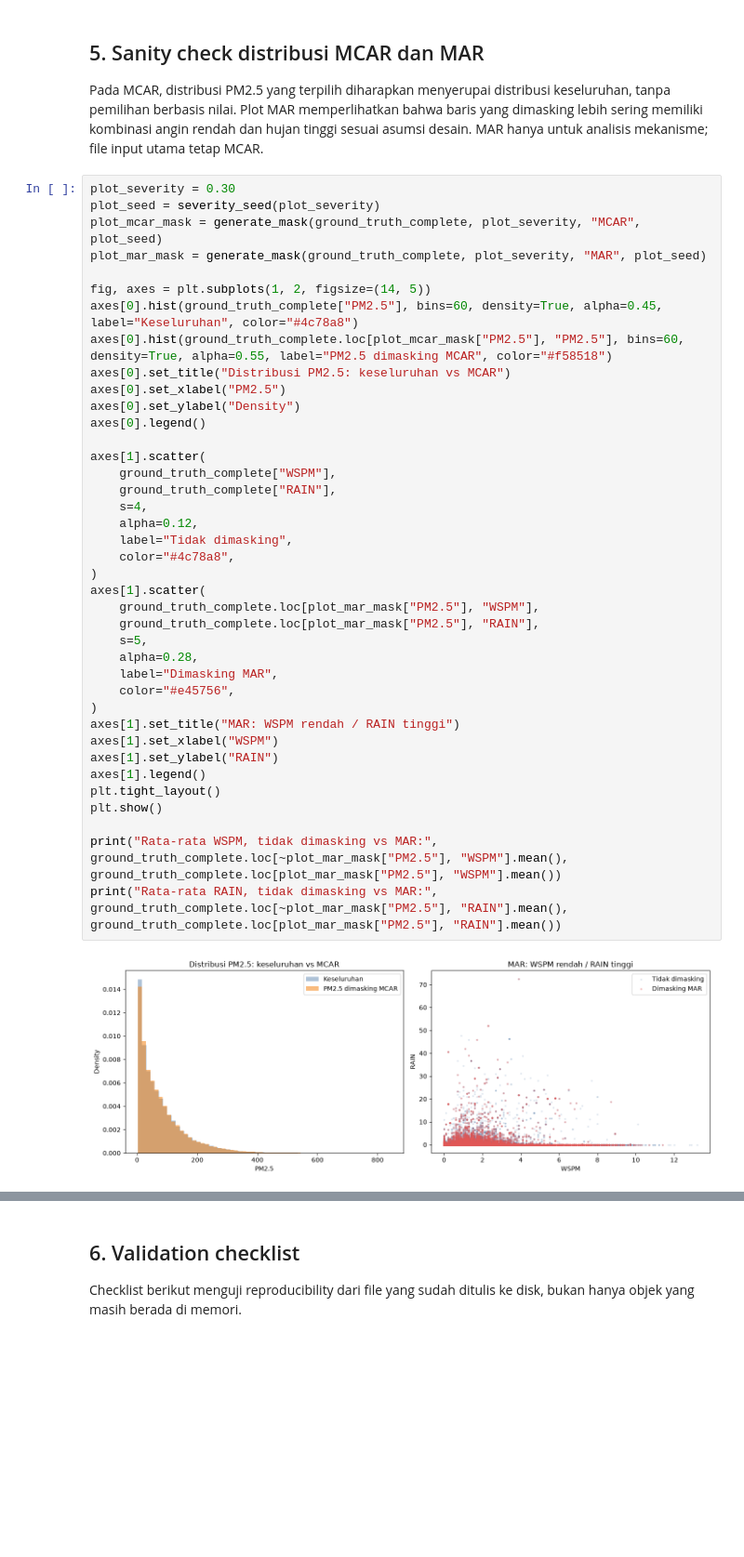
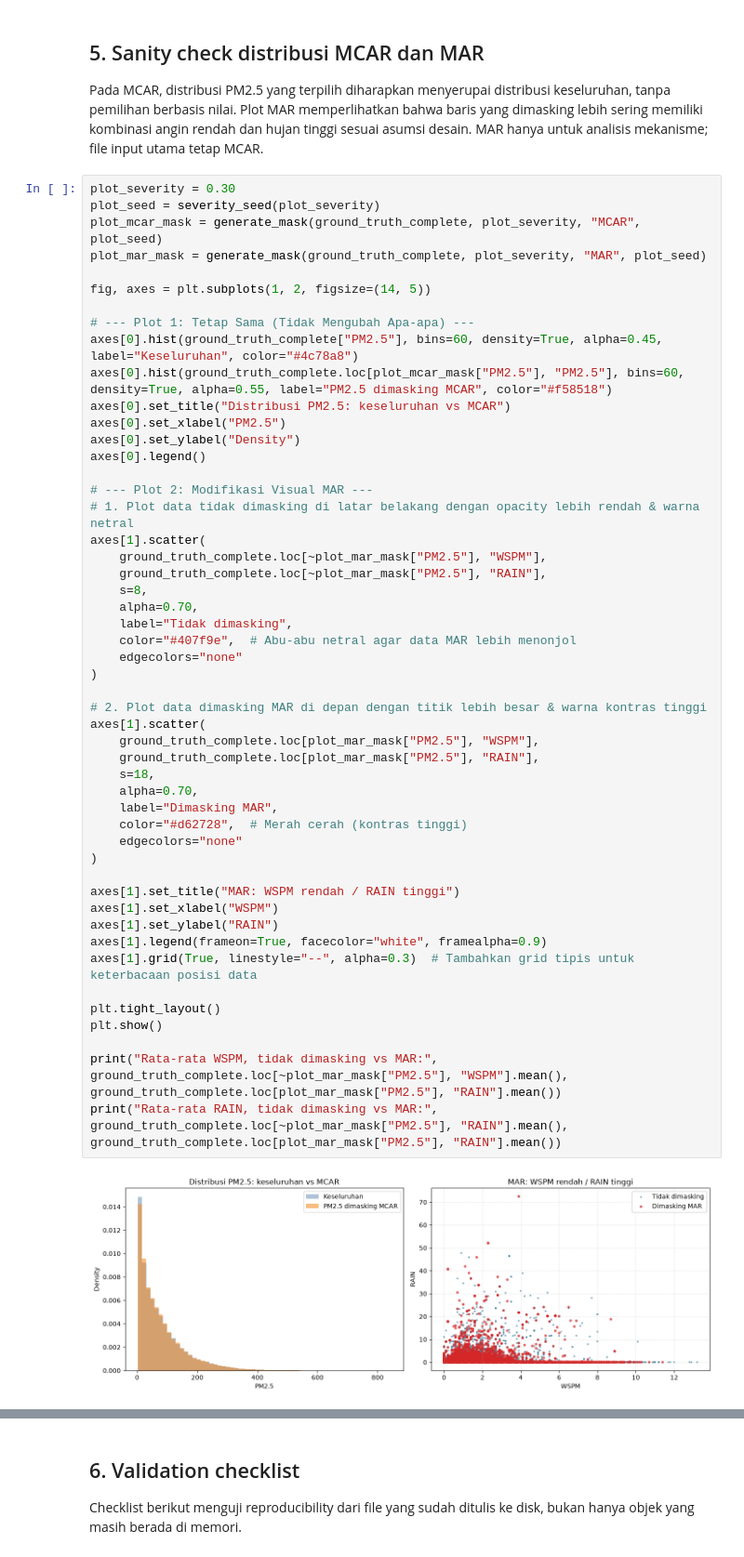
Before and after one commit to NurulAldi/pred-pm, a Jupyter notebook: notebooks/missing-simulation.ipynb, the cells around one changed output, grey strips where cells are left out. Shown at 93% size. Cells and saved outputs as stored; diff of their text form; blank space fills up the shorter version.

```diff
--- a/notebooks/missing-simulation.ipynb
+++ b/notebooks/missing-simulation.ipynb
@@ -204,41 +214,52 @@ Pada MCAR, distribusi PM2.5 yang terpilih diharapkan menyerupai distribusi kesel
 # %%
 plot_severity = 0.30
 plot_seed = severity_seed(plot_severity)
 plot_mcar_mask = generate_mask(ground_truth_complete, plot_severity, "MCAR", plot_seed)
 plot_mar_mask = generate_mask(ground_truth_complete, plot_severity, "MAR", plot_seed)
 
 fig, axes = plt.subplots(1, 2, figsize=(14, 5))
+
+# --- Plot 1: Tetap Sama (Tidak Mengubah Apa-apa) ---
 axes[0].hist(ground_truth_complete["PM2.5"], bins=60, density=True, alpha=0.45, label="Keseluruhan", color="#4c78a8")
 axes[0].hist(ground_truth_complete.loc[plot_mcar_mask["PM2.5"], "PM2.5"], bins=60, density=True, alpha=0.55, label="PM2.5 dimasking MCAR", color="#f58518")
 axes[0].set_title("Distribusi PM2.5: keseluruhan vs MCAR")
 axes[0].set_xlabel("PM2.5")
 axes[0].set_ylabel("Density")
 axes[0].legend()
 
+# --- Plot 2: Modifikasi Visual MAR ---
+# 1. Plot data tidak dimasking di latar belakang dengan opacity lebih rendah & warna netral
 axes[1].scatter(
-    ground_truth_complete["WSPM"],
-    ground_truth_complete["RAIN"],
-    s=4,
-    alpha=0.12,
+    ground_truth_complete.loc[~plot_mar_mask["PM2.5"], "WSPM"],
+    ground_truth_complete.loc[~plot_mar_mask["PM2.5"], "RAIN"],
+    s=8,
+    alpha=0.70,
     label="Tidak dimasking",
-    color="#4c78a8",
+    color="#407f9e",  # Abu-abu netral agar data MAR lebih menonjol
+    edgecolors="none"
 )
+
+# 2. Plot data dimasking MAR di depan dengan titik lebih besar & warna kontras tinggi
 axes[1].scatter(
     ground_truth_complete.loc[plot_mar_mask["PM2.5"], "WSPM"],
     ground_truth_complete.loc[plot_mar_mask["PM2.5"], "RAIN"],
-    s=5,
-    alpha=0.28,
+    s=18,
+    alpha=0.70,
     label="Dimasking MAR",
-    color="#e45756",
+    color="#d62728",  # Merah cerah (kontras tinggi)
+    edgecolors="none"
 )
+
 axes[1].set_title("MAR: WSPM rendah / RAIN tinggi")
 axes[1].set_xlabel("WSPM")
 axes[1].set_ylabel("RAIN")
-axes[1].legend()
+axes[1].legend(frameon=True, facecolor="white", framealpha=0.9)
+axes[1].grid(True, linestyle="--", alpha=0.3)  # Tambahkan grid tipis untuk keterbacaan posisi data
+
 plt.tight_layout()
 plt.show()
 
-print("Rata-rata WSPM, tidak dimasking vs MAR:", ground_truth_complete.loc[~plot_mar_mask["PM2.5"], "WSPM"].mean(), ground_truth_complete.loc[plot_mar_mask["PM2.5"], "WSPM"].mean())
+print("Rata-rata WSPM, tidak dimasking vs MAR:", ground_truth_complete.loc[~plot_mar_mask["PM2.5"], "WSPM"].mean(), ground_truth_complete.loc[plot_mar_mask["PM2.5"], "RAIN"].mean())
 print("Rata-rata RAIN, tidak dimasking vs MAR:", ground_truth_complete.loc[~plot_mar_mask["PM2.5"], "RAIN"].mean(), ground_truth_complete.loc[plot_mar_mask["PM2.5"], "RAIN"].mean())
 # %% [output]
-[figure, old version]
+[figure, new version]
```
Also changed, not shown: parts of 7 cells of this notebook.
